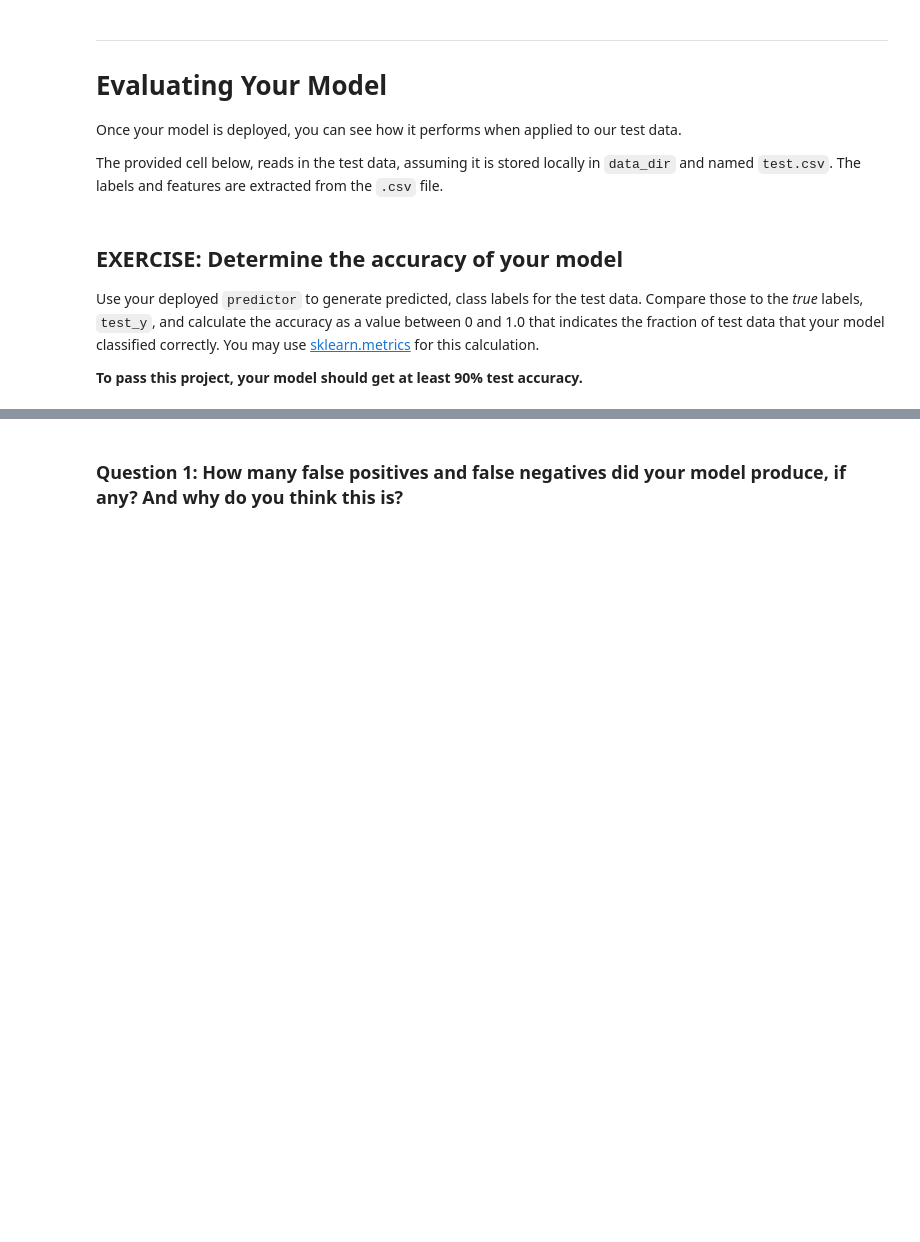
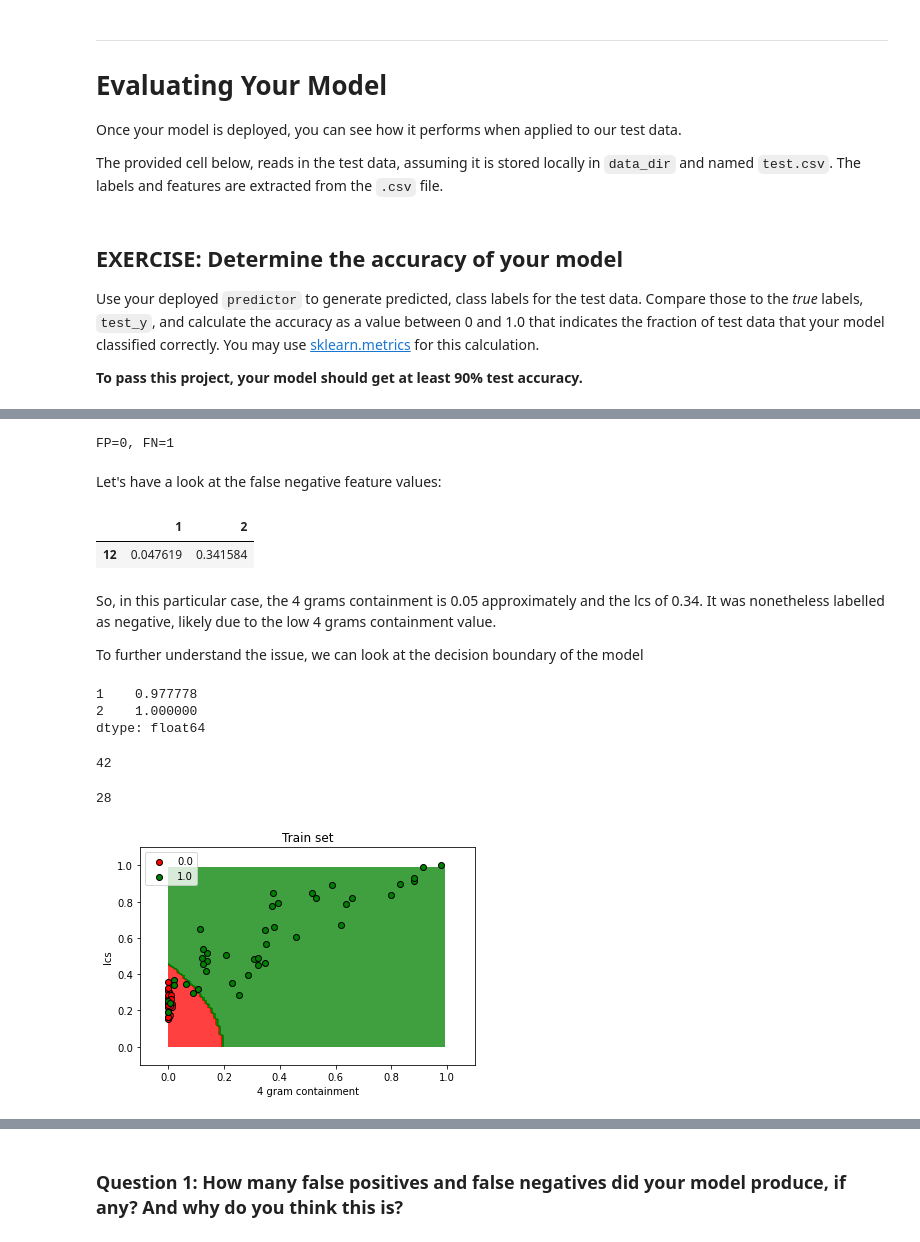
Before and after one commit to RobbyJS/Plagiarism_Detection, a Jupyter notebook: 3_Training_a_Model.ipynb, the cells around one changed output, grey strips where cells are left out. Drawn from its saved outputs; the diff is of its cells as text; code cells hidden in the pictures; blank space fills up the shorter version.

Commit message:
Training works. Deploying and making predictions as well

```diff
--- a/3_Training_a_Model.ipynb
+++ b/3_Training_a_Model.ipynb
@@ -261,4 +261,5 @@ Note: If you run into an instance error, it may be because you chose the wrong t
 
 
 # deploy your model to create a predictor
-predictor = None
+predictor = sklearn_estimator.deploy(initial_instance_count = 1,
+                                    instance_type='ml.t2.medium')
@@ -312,0 +332,27 @@ print(test_y.values)
+# %%
+# identifying false positives: those predicted positive which actually are negative
+false_positives = (test_y==0) & (test_y_preds==1)
+# identifying false negatives: those predicted positive which actually are negative
+false_negatives = (test_y==1) & (test_y_preds==0)
+
+
+print(f"FP={sum(false_positives)}, FN={sum(false_negatives)}")
+# %% [output]
+FP=0, FN=1
+# %% [markdown]
+Let's have a look at the false negative feature values:
+# %%
+test_x[false_negatives]
+# %% [output]
+|  | 1 | 2 |
+| 12 | 0.047619 | 0.341584 |
+# %% [markdown]
+So, in this particular case, the 4 grams containment is 0.05 approximately and the lcs of 0.34. It was nonetheless labelled as negative, likely due to the low 4 grams containment value.
+
+To further understand the issue, we can look at the decision boundary of the model
+# %%
+test_x.max()
+# %% [output]
+1    0.977778
+2    1.000000
+dtype: float64
@@ -312,0 +363,38 @@ print(test_y.values)
+# %%
+np.sum(train_y==1)
+# %% [output]
+42
+# %%
+np.sum(train_y==0)
+# %% [output]
+28
+# %%
+
+# Visualising the training set results
+# read in test data, assuming it is stored locally
+train_data = pd.read_csv(os.path.join(data_dir, "train.csv"), header=None, names=None)
+
+# labels are in the first column
+train_y = train_data.iloc[:,0]
+train_x = train_data.iloc[:,1:]
+
+X_set, y_set = train_x.values, train_y.values
+# X1, X2 = np.meshgrid(np.arange(start = X_set[:, 0].min() - 1, stop = X_set[:, 0].max() + 1, step = 0.01),
+#                      np.arange(start = X_set[:, 1].min() - 1, stop = X_set[:, 1].max() + 1, step = 0.01))
+X1, X2 = np.meshgrid(np.arange(start = 0, stop = 1, step = 0.01),
+                      np.arange(start = 0, stop = 1, step = 0.01))
+
+plt.contourf(X1, X2, predictor.predict(np.array([X1.ravel(), X2.ravel()]).T).reshape(X1.shape),
+             alpha = 0.75, cmap = ListedColormap(('red', 'green')))
+plt.xlim([-0.1, 1.1])
+plt.ylim([-0.1, 1.1])
+for i, j in enumerate(np.unique(y_set)):
+    plt.scatter(X_set[y_set == j, 0], X_set[y_set == j, 1],
+                color = ListedColormap(('red', 'green'))(i), edgecolor='k', label = j)
+plt.title('Train set')
+plt.xlabel('4 gram containment')
+plt.ylabel('lcs')
+plt.legend()
+plt.show()
+# %% [output]
+[figure, added]
```
Also changed, not shown: parts of 13 cells of this notebook.
